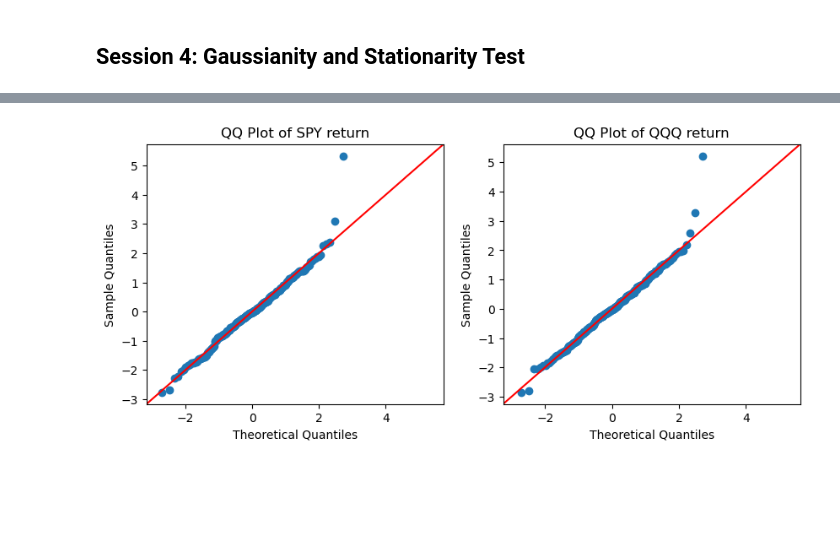
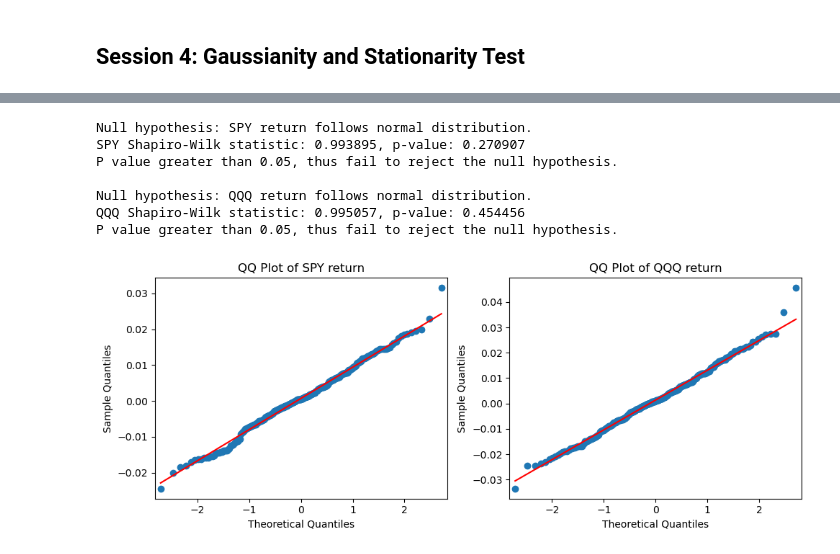
Before and after one commit to MC-Kangan/Algo_Trading_ETF_Analytics, a Jupyter notebook: etf_analysis.ipynb, the cells around one changed output, grey strips where cells are left out. Drawn from its saved outputs; the diff is of its cells as text; code cells hidden in the pictures; blank space fills up the shorter version.

```diff
--- a/etf_analysis.ipynb
+++ b/etf_analysis.ipynb
@@ -15,7 +19,7 @@ ETF2 = 'QQQ'
 # %% [markdown]
 ## Section 1: Time Series
 # %%
-end_date = datetime(2023, 12, 31)
+end_date = datetime(2024, 2, 1)
 start_date = end_date - timedelta(days=450)
 
 # end_date = datetime.now()
@@ -121,23 +140,24 @@ def get_return(data, col, log=False):
     if log:
         return np.log(np.array(data[col][1:]) / np.array(data[col][:-1]))
     else:
-        return (np.array(data[col][1:]) - np.array(data[col][:-1]))/np.array(data[col][1:])
-
+        # return (np.array(data[col][1:]) - np.array(data[col][:-1]))/np.array(data[col][1:])
+        return data[col].pct_change().dropna()
 
 fig, axs = plt.subplots(2, 1, figsize = (10, 8))
 
-axs[0].plot(get_return(ETF1_data, COL), label='Return')
-axs[0].plot(get_return(ETF1_data, COL, log = True), label='Log Return')
-axs[0].set_title(f'Return over Time: {ETF1}')
+axs[0].plot(ETF1_data.index[1:], get_return(ETF1_data, COL), label=f'{ETF1}', alpha=1)
+axs[0].plot(ETF2_data.index[1:],get_return(ETF2_data, COL), label=f'{ETF2}', alpha=0.8)
+
+axs[0].set_title(f'Return over Time of {ETF1} and {ETF2}')
 axs[0].set_xlabel('Date')
 axs[0].set_ylabel('Return')
 axs[0].legend()
 
-axs[1].plot(get_return(ETF2_data, COL), label='Return')
-axs[1].plot(get_return(ETF2_data, COL, log = True), label='Log Return')
-axs[1].set_title(f'Return over Time: {ETF2}')
+axs[1].plot(ETF1_data.index[1:],get_return(ETF1_data, COL, log = True), label=f'{ETF1}', alpha=1)
+axs[1].plot(ETF2_data.index[1:],get_return(ETF2_data, COL, log = True), label=f'{ETF2}', alpha=0.8)
+axs[1].set_title(f'Log Return over Time of {ETF1} and {ETF2}')
 axs[1].set_xlabel('Date')
-axs[1].set_ylabel('Return')
+axs[1].set_ylabel('Log Return')
 axs[1].legend()
 
 plt.tight_layout()
@@ -264,12 +295,44 @@ QQQ K-S statistic: 0.037533, p-value: 0.778976
 P value greater than 0.05, thus fail to reject the null hypothesis.
+# %%
+
+# The Shapiro-Wilk test tests the null hypothesis that the data was drawn from a normal distribution.
+w_statistic, p_value = stats.shapiro(ETF1_return)
+
+print(f'Null hypothesis: {ETF1} return follows normal distribution.')
+print(f"{ETF1} Shapiro-Wilk statistic: {w_statistic:4f}, p-value: {p_value:6f}")
+
+if p_value < CONF:
+      print(f'P value less than {CONF}, thus reject the null hypothesis.')
+else:
+      print(f'P value greater than {CONF}, thus fail to reject the null hypothesis.')
+
+print('')
+w_statistic, p_value = stats.shapiro(ETF2_return)
+
+print(f'Null hypothesis: {ETF2} return follows normal distribution.')
+print(f"{ETF2} Shapiro-Wilk statistic: {w_statistic:4f}, p-value: {p_value:6f}")
+
+if p_value < CONF:
+      print(f'P value less than {CONF}, thus reject the null hypothesis.')
+else:
+      print(f'P value greater than {CONF}, thus fail to reject the null hypothesis.')
+# %% [output]
+Null hypothesis: SPY return follows normal distribution.
+SPY Shapiro-Wilk statistic: 0.993895, p-value: 0.270907
+P value greater than 0.05, thus fail to reject the null hypothesis.
+
+Null hypothesis: QQQ return follows normal distribution.
+QQQ Shapiro-Wilk statistic: 0.995057, p-value: 0.454456
+P value greater than 0.05, thus fail to reject the null hypothesis.
 # %%
 import statsmodels.api as sm
 fig, axs = plt.subplots(1, 2, figsize=(10, 4))
  # The 'line' parameter adds a reference line at 45 degrees which represents the theoretical normal distribution
-sm.qqplot((ETF1_return-np.mean(ETF1_return))/np.std(ETF1_return), line ='45', ax = axs[0])
-sm.qqplot((ETF2_return-np.mean(ETF2_return))/np.std(ETF2_return), line ='45', ax = axs[1])
+sm.qqplot(ETF1_return, ax = axs[0], line='s')
+sm.qqplot(ETF2_return, ax = axs[1], line='s')
 axs[0].set_title(f'QQ Plot of {ETF1} return')
 axs[1].set_title(f'QQ Plot of {ETF2} return')
+plt.tight_layout()
 plt.show()  # Display the plot
 # %% [output]
-[figure, old version]
+[figure, new version]
```
Also changed, not shown: parts of 16 cells of this notebook, 3 other files.
